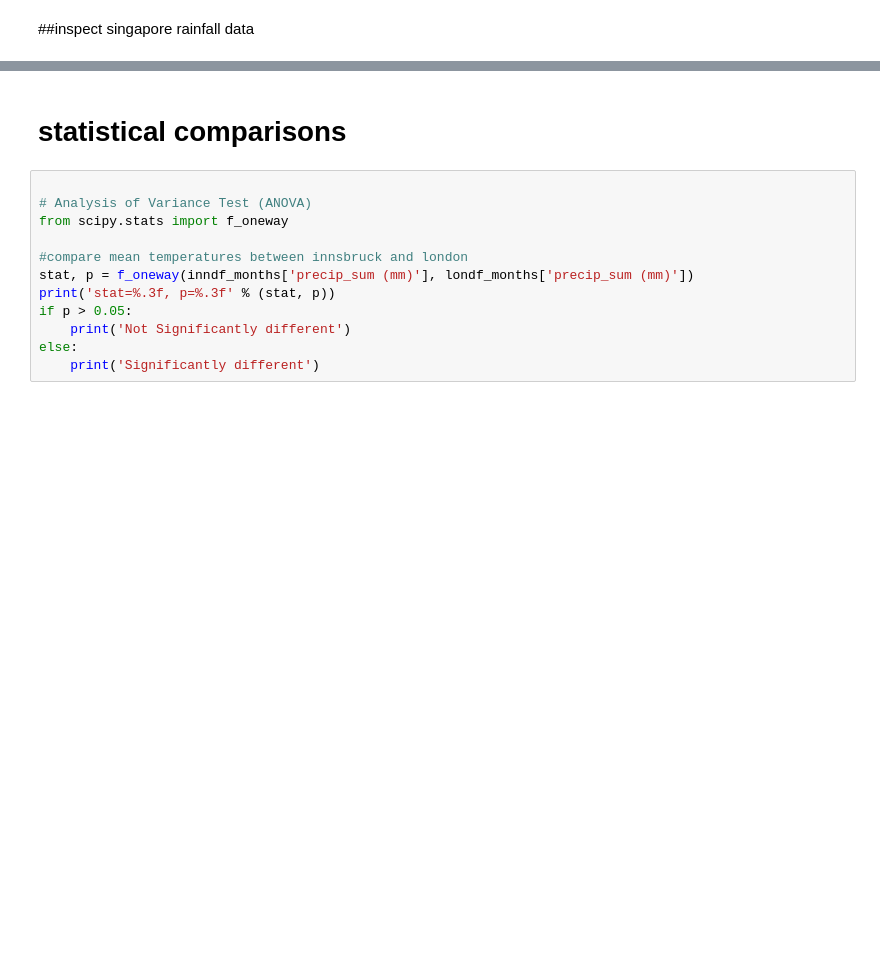
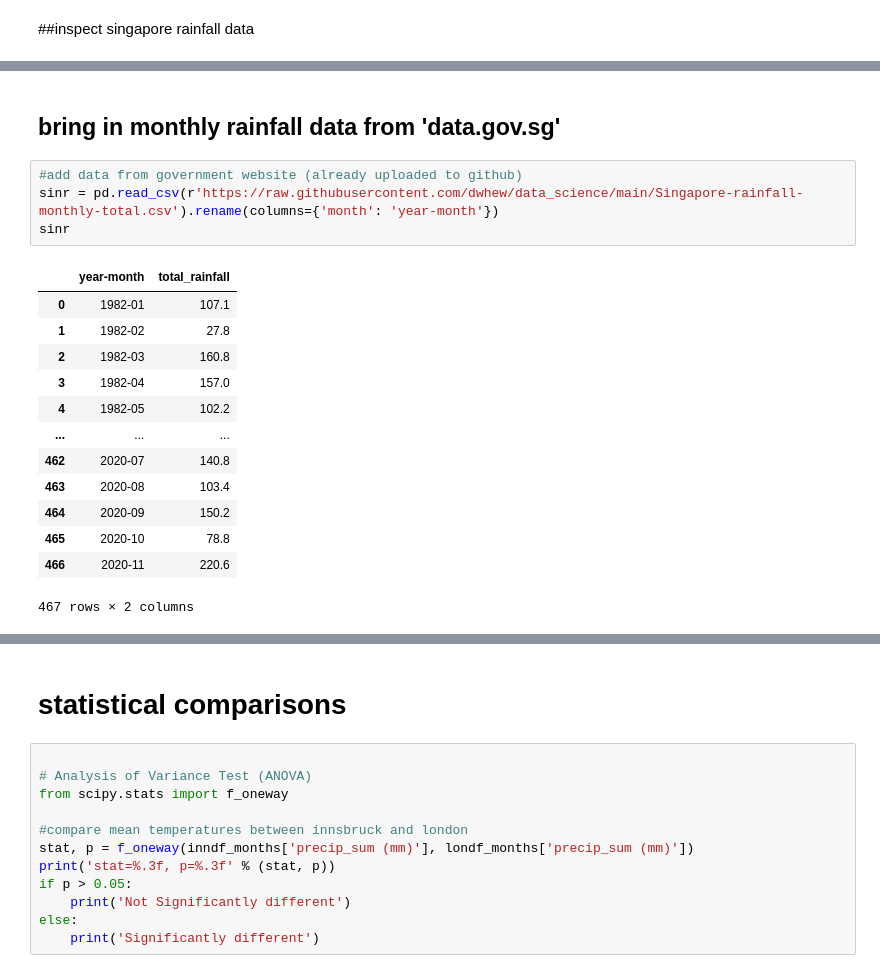
Before and after one commit to dwhew/data_science, a Jupyter notebook: weather.ipynb, the cells around one changed output, grey strips where cells are left out. Cells and saved outputs as stored; diff of their text form; blank space fills up the shorter version.

```diff
--- a/weather.ipynb
+++ b/weather.ipynb
@@ -231,3 +251,23 @@ Dec            27.311221         24.878065  ...          2.427880        15.5664
 len(sindf.loc[sindf['precip_sum (mm)'] == 0])
 # %% [output]
 918
+# %% [markdown]
+## bring in monthly rainfall data from 'data.gov.sg'
+# %%
+#add data from government website (already uploaded to github)
+sinr = pd.read_csv(r'https://raw.githubusercontent.com/dwhew/data_science/main/Singapore-rainfall-monthly-total.csv').rename(columns={'month': 'year-month'})
+sinr
+# %% [output]
+|  | year-month | total_rainfall |
+| 0 | 1982-01 | 107.1 |
+| 1 | 1982-02 | 27.8 |
+| 2 | 1982-03 | 160.8 |
+| 3 | 1982-04 | 157.0 |
+| 4 | 1982-05 | 102.2 |
+| ... | ... | ... |
+| 462 | 2020-07 | 140.8 |
+| 463 | 2020-08 | 103.4 |
+| 464 | 2020-09 | 150.2 |
+| 465 | 2020-10 | 78.8 |
+| 466 | 2020-11 | 220.6 |
+467 rows × 2 columns
```
Also changed, not shown: parts of 11 cells of this notebook.
